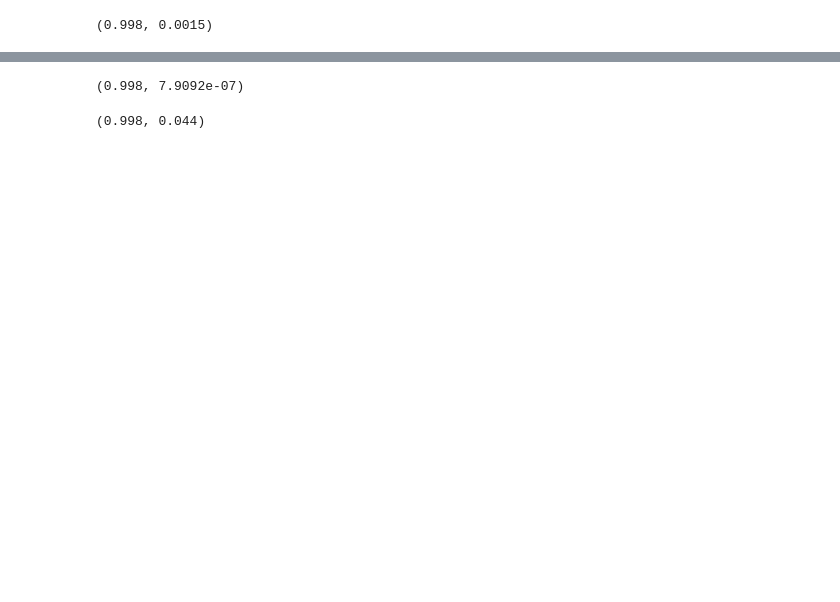
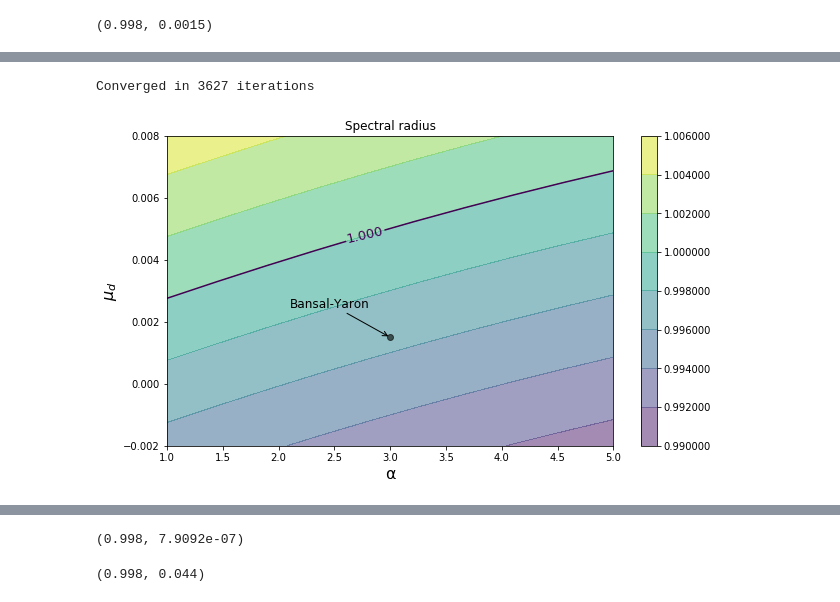
Before and after one commit to jstac/asset_pricing_code, a Jupyter notebook: ez_code/sandpit_by_stability_plots.ipynb, the cells around one changed output, grey strips where cells are left out. Drawn from its saved outputs; the diff is of its cells as text; code cells hidden in the pictures; blank space fills up the shorter version.

```diff
--- a/ez_code/sandpit_by_stability_plots.ipynb
+++ b/ez_code/sandpit_by_stability_plots.ipynb
@@ -80,0 +85,10 @@ Converged in 2 iterations
+# %%
+stability_plot(BY,
+               'α', 1.0, 5.0,
+               'μ_d', -0.002, 0.008,
+                ylabel="$\mu_d$",
+                coords=(-100, 30),
+                G=10)
+# %% [output]
+Converged in 3627 iterations
+[figure, added]
```
Also changed, not shown: parts of 8 cells of this notebook, 4 other files.
